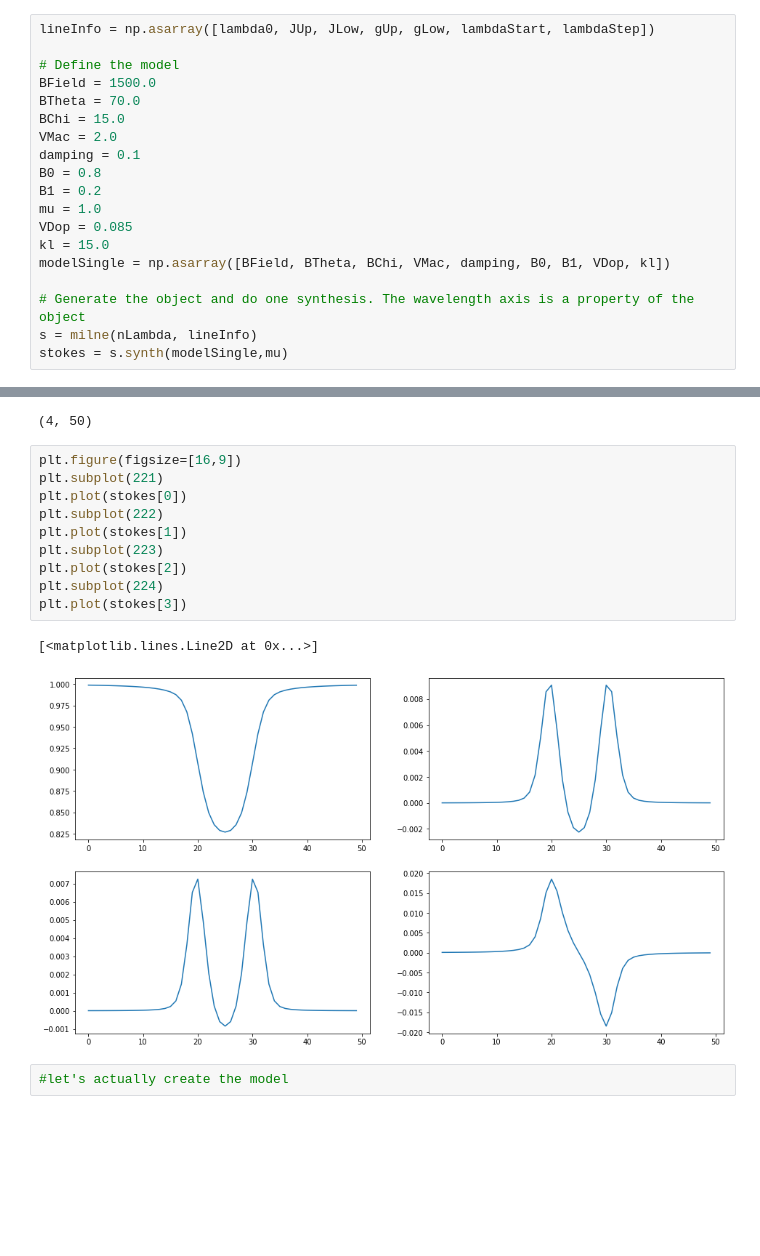
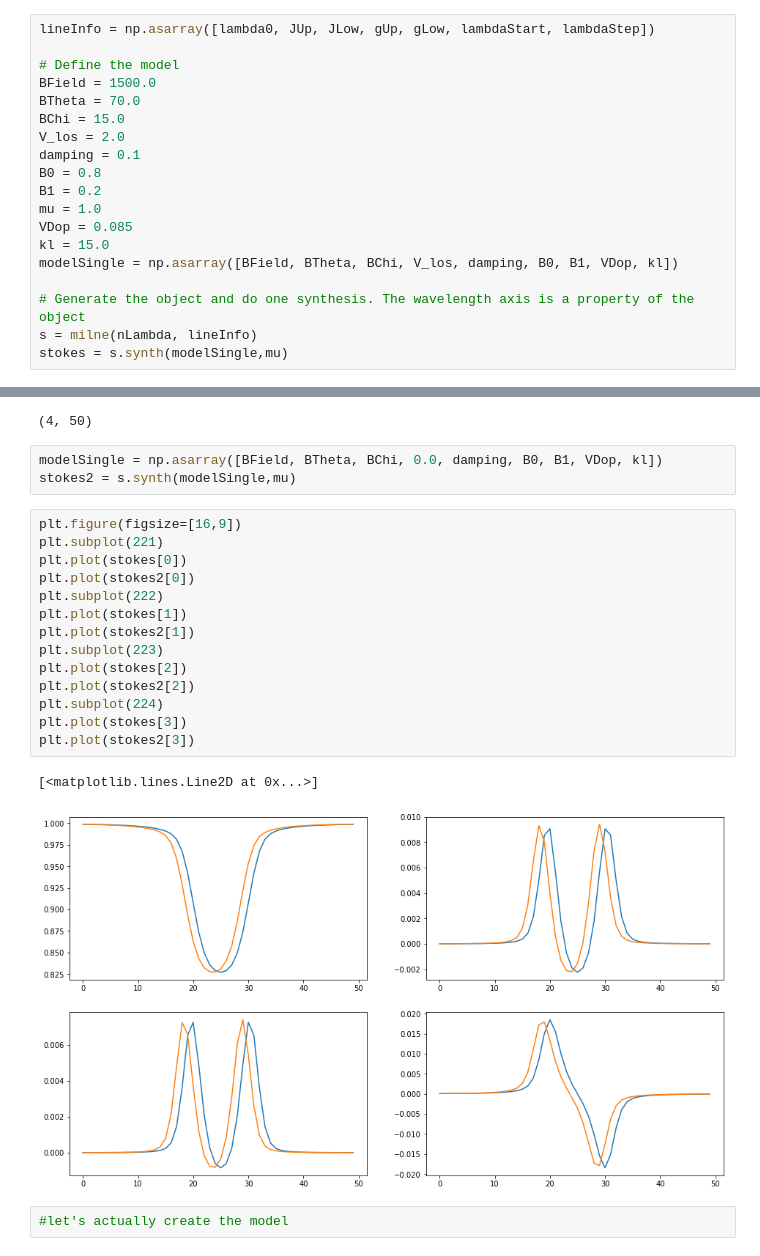
Before and after one commit to ivanzmilic/me_inversion_exercises, a Jupyter notebook: me_school_example.ipynb, the cells around one changed output, grey strips where cells are left out. Cells and saved outputs as stored; diff of their text form; blank space fills up the shorter version.

```diff
--- a/me_school_example.ipynb
+++ b/me_school_example.ipynb
@@ -20,14 +20,14 @@ lineInfo = np.asarray([lambda0, JUp, JLow, gUp, gLow, lambdaStart, lambdaStep])
 BField = 1500.0
 BTheta = 70.0
 BChi = 15.0
-VMac = 2.0
+V_los = 2.0
 damping = 0.1
 B0 = 0.8
 B1 = 0.2
 mu = 1.0
 VDop = 0.085
 kl = 15.0
-modelSingle = np.asarray([BField, BTheta, BChi, VMac, damping, B0, B1, VDop, kl])
+modelSingle = np.asarray([BField, BTheta, BChi, V_los, damping, B0, B1, VDop, kl])
 
 # Generate the object and do one synthesis. The wavelength axis is a property of the object
 s = milne(nLambda, lineInfo)
@@ -36,19 +36,26 @@ stokes = s.synth(modelSingle,mu)
 stokes.shape
 # %% [output]
 (4, 50)
+# %%
+modelSingle = np.asarray([BField, BTheta, BChi, 0.0, damping, B0, B1, VDop, kl])
+stokes2 = s.synth(modelSingle,mu)
 # %%
 plt.figure(figsize=[16,9])
 plt.subplot(221)
 plt.plot(stokes[0])
+plt.plot(stokes2[0])
 plt.subplot(222)
 plt.plot(stokes[1])
+plt.plot(stokes2[1])
 plt.subplot(223)
 plt.plot(stokes[2])
+plt.plot(stokes2[2])
 plt.subplot(224)
 plt.plot(stokes[3])
+plt.plot(stokes2[3])
 # %% [output]
 [<matplotlib.lines.Line2D at 0x...>]
-[figure, old version]
+[figure, new version]
 # %%
 #let's actually create the model
 # %%
```
Also changed, not shown: parts of 2 cells of this notebook, 3 other files.
